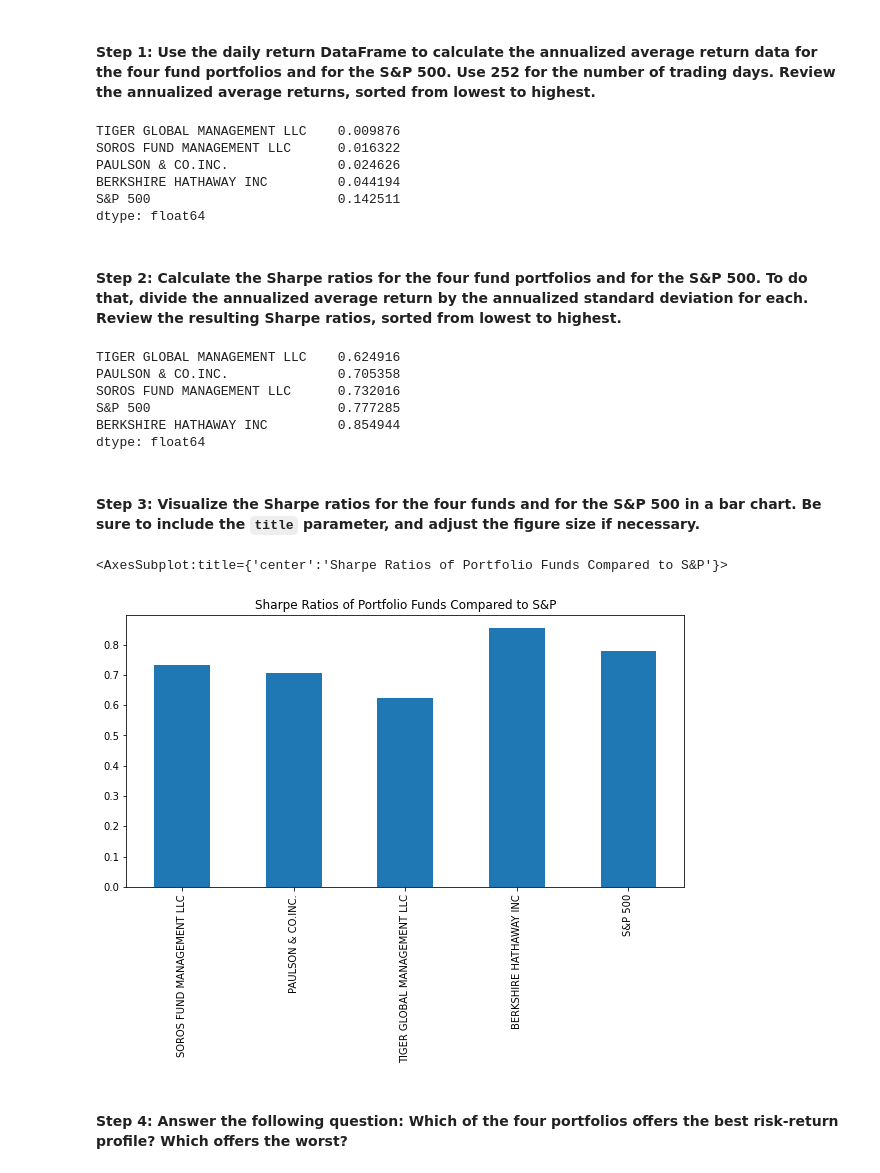
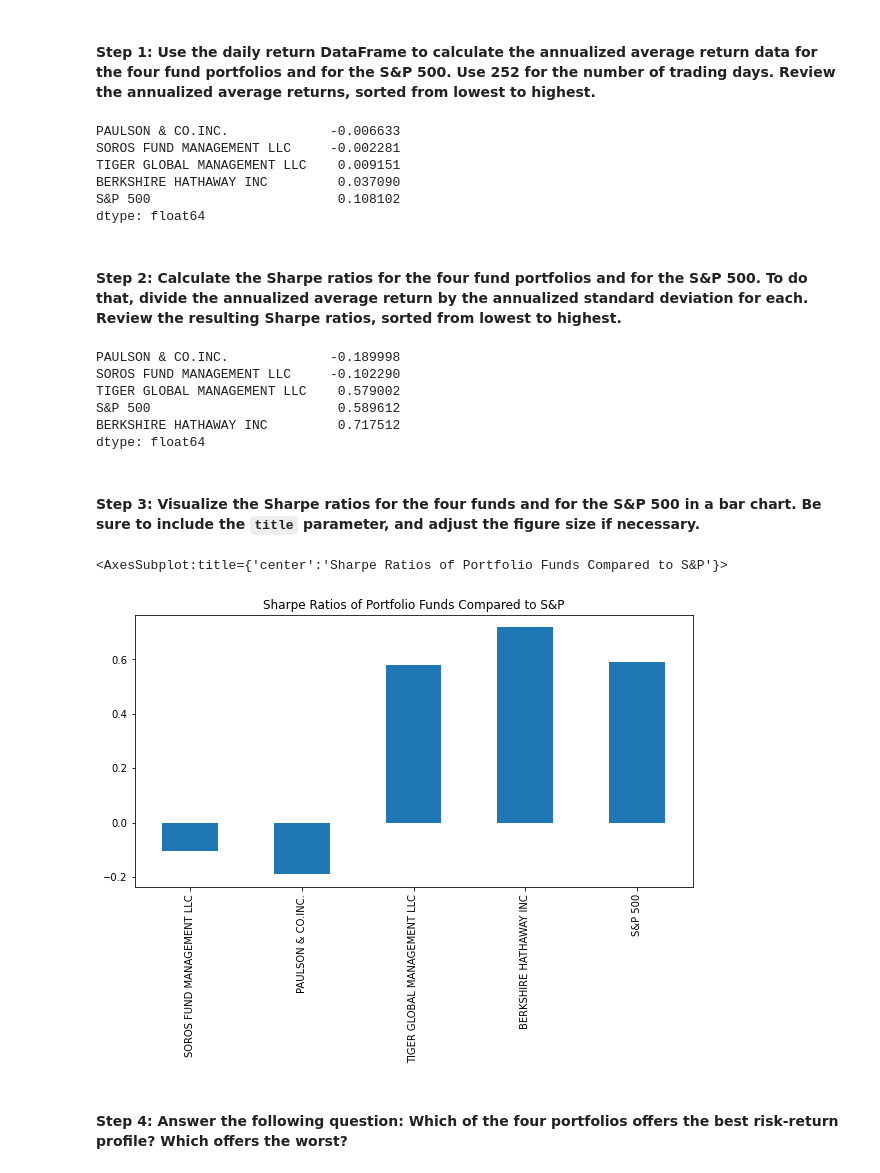
Before and after one commit to DynahB1/Challenge_04, a Jupyter notebook: Starter_Code/risk_return_analysis.ipynb, the cells around one changed output. Cells and saved outputs as stored; diff of their text form; code cells hidden in the pictures.

```diff
--- a/Starter_Code/risk_return_analysis.ipynb
+++ b/Starter_Code/risk_return_analysis.ipynb
@@ -312,39 +312,39 @@ To determine the overall risk of an asset or portfolio, quantitative analysts an
 # Use 252 as the number of trading days in the year
 # Review the annual average returns sorted from lowest to highest
 average_return = daily_returns_df.mean()
-annualized_average_return = average_return * np.sqrt(252)
+annualized_average_return = average_return * 252
 annualized_average_return.sort_values()
 # %% [output]
-TIGER GLOBAL MANAGEMENT LLC    0.009876
-SOROS FUND MANAGEMENT LLC      0.016322
-PAULSON & CO.INC.              0.024626
-BERKSHIRE HATHAWAY INC         0.044194
-S&P 500                        0.142511
+PAULSON & CO.INC.             -0.006633
+SOROS FUND MANAGEMENT LLC     -0.002281
+TIGER GLOBAL MANAGEMENT LLC    0.009151
+BERKSHIRE HATHAWAY INC         0.037090
+S&P 500                        0.108102
 dtype: float64
 # %% [markdown]
 #### Step 2: Calculate the Sharpe ratios for the four fund portfolios and for the S&P 500. To do that, divide the annualized average return by the annualized standard deviation for each. Review the resulting Sharpe ratios, sorted from lowest to highest.
 # %%
 # Calculate the annualized Sharpe Ratios for each of the 4 portfolios and the S&P 500.
 # Review the Sharpe ratios sorted lowest to highest
-sharpe_ratios_with_SP = annualized_average_return / annualized_standard_deviation
+sharpe_ratios_with_sp = annualized_average_return / annualized_standard_deviation
 # %%
-sharpe_ratios_with_SP.sort_values()
+sharpe_ratios_with_sp.sort_values()
 # %% [output]
-TIGER GLOBAL MANAGEMENT LLC    0.624916
-PAULSON & CO.INC.              0.705358
-SOROS FUND MANAGEMENT LLC      0.732016
-S&P 500                        0.777285
-BERKSHIRE HATHAWAY INC         0.854944
+PAULSON & CO.INC.             -0.189998
+SOROS FUND MANAGEMENT LLC     -0.102290
+TIGER GLOBAL MANAGEMENT LLC    0.579002
+S&P 500                        0.589612
+BERKSHIRE HATHAWAY INC         0.717512
 dtype: float64
 # %% [markdown]
 #### Step 3: Visualize the Sharpe ratios for the four funds and for the S&P 500 in a bar chart. Be sure to include the `title` parameter, and adjust the figure size if necessary.
 # %%
 # Visualize the Sharpe ratios as a bar chart
 # Include a title parameter and adjust the figure size
-sharpe_ratios_with_SP.plot(figsize=(10, 5), kind ="bar", title="Sharpe Ratios of Portfolio Funds Compared to S&P")
+sharpe_ratios_with_sp.plot(figsize=(10, 5), kind ="bar", title="Sharpe Ratios of Portfolio Funds Compared to S&P")
 # %% [output]
 <AxesSubplot:title={'center':'Sharpe Ratios of Portfolio Funds Compared to S&P'}>
-[figure, old version]
+[figure, new version]
 # %% [markdown]
 #### Step 4: Answer the following question: Which of the four portfolios offers the best risk-return profile? Which offers the worst?
 # %% [markdown]
```
Also changed, not shown: parts of 16 cells of this notebook.
